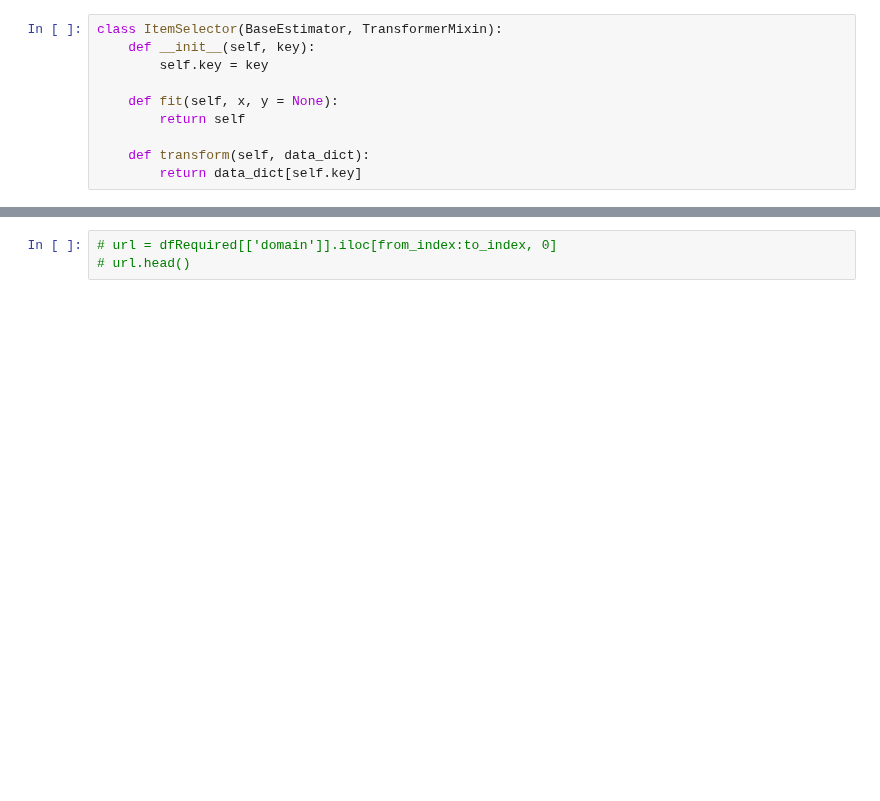
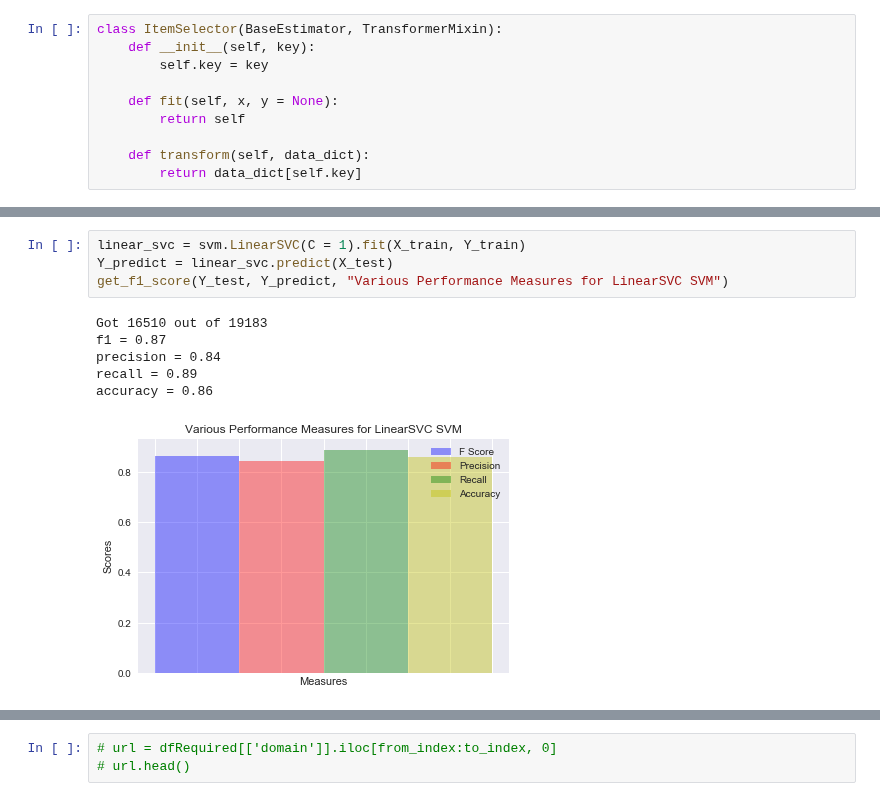
Before and after one commit to nileshjoshi15/DataDrivenProject, a Jupyter notebook: URL Classifier.ipynb, the cells around one changed output, grey strips where cells are left out. Saved outputs shown, nothing was run; the diff lists cells and outputs as text; blank space fills up the shorter version.

```diff
--- a/URL Classifier.ipynb
+++ b/URL Classifier.ipynb
@@ -891,0 +923,11 @@ avg / total       0.93      0.93      0.93      3000
+# %%
+linear_svc = svm.LinearSVC(C = 1).fit(X_train, Y_train)
+Y_predict = linear_svc.predict(X_test)
+get_f1_score(Y_test, Y_predict, "Various Performance Measures for LinearSVC SVM")
+# %% [output]
+Got 16510 out of 19183
+f1 = 0.87
+precision = 0.84
+recall = 0.89
+accuracy = 0.86
+[figure, added]
```
Also changed, not shown: parts of 26 cells of this notebook, 8 other files.
